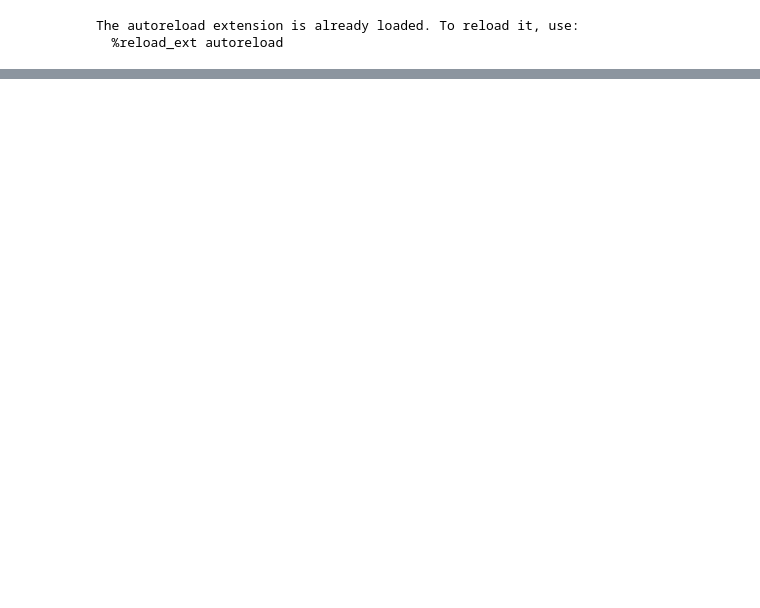
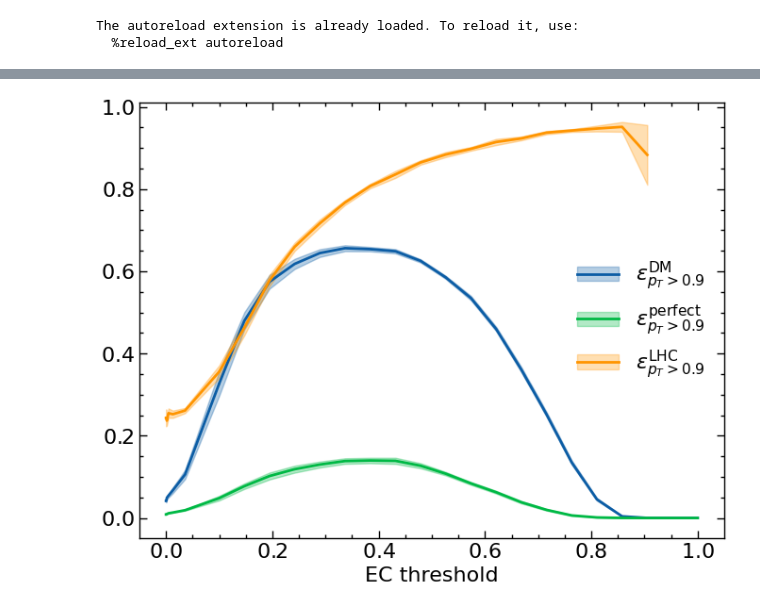
Before and after one commit to gnn-tracking/lst-tracking-hackathon, a Jupyter notebook: notebooks/040_ec_roc_curve.ipynb, the cells around one changed output, grey strips where cells are left out. Saved outputs shown, nothing was run; the diff lists cells and outputs as text; code cells hidden in the pictures; blank space fills up the shorter version.

```diff
--- a/notebooks/040_ec_roc_curve.ipynb
+++ b/notebooks/040_ec_roc_curve.ipynb
@@ -80,0 +263,3 @@ plt.hist(torch.log10(out["W"].detach()), bins=100)
+# %%
+thlds = [0] + np.logspace(-5, -1, 10).tolist() + np.linspace(0.1, 1, 20).tolist()
+dfcc = get_cc_dm_stats(ec, default_data_module.test_dataloader(), thlds)
@@ -80,0 +279,61 @@ plt.hist(torch.log10(out["W"].detach()), bins=100)
+# %%
+class CCPlot:
+    def __init__(self, df: pd.DataFrame):
+        self.df = df
+        self._legend_items = []
+        self.fig, ax = plt.subplots()
+        ax.set_xlabel("EC threshold")
+        self.ax = ax
+
+    def plot_errorline(self, key, label="", ax=None, **kwargs):
+        if ax is None:
+            ax = self.ax
+        line, *_ = ax.plot(
+            self.df.threshold,
+            self.df[key],
+            **kwargs,
+        )
+        color = line.get_color()
+        shading = ax.fill_between(
+            self.df.threshold,
+            self.df[key] - self.df[f"{key}_err"],
+            self.df[key] + self.df[f"{key}_err"],
+            color=color,
+            alpha=0.3,
+        )
+        self._legend_items.append(((line, shading), label))
+        return color
+
+    def plot_dm(self):
+        self.plot_errorline(
+            "double_majority_pt0.9",
+            label=r"$\epsilon^{\mathrm{DM}}_{p_T > 0.9}$",
+        )
+
+    def plot_perfect(self):
+        self.plot_errorline(
+            "perfect_pt0.9",
+            label="$\epsilon^{\mathrm{perfect}}_{p_T > 0.9}$",
+        )
+
+    def plot_lhc(self):
+        self.plot_errorline(
+            "lhc_pt0.9",
+            label="$\epsilon^{\mathrm{LHC}}_{p_T > 0.9}$",
+        )
+
+    def add_legend(self, **kwargs):
+        all_handles = [item[0] for item in self._legend_items]
+        all_labels = [item[1] for item in self._legend_items]
+        self.ax.legend(all_handles, all_labels, **kwargs)
+
+
+ccp = CCPlot(dfcc)
+ccp.plot_dm()
+ccp.plot_perfect()
+ccp.plot_lhc()
+ccp.add_legend()
+# ccp.ax.axvline(dfcc_dm_max_thld, color="black", ls=":")
+ccp.ax.get_figure().savefig("ccp.pdf")
+# %% [output]
+[figure, added]
```
Also changed, not shown: parts of 20 cells of this notebook, 5 other files.
